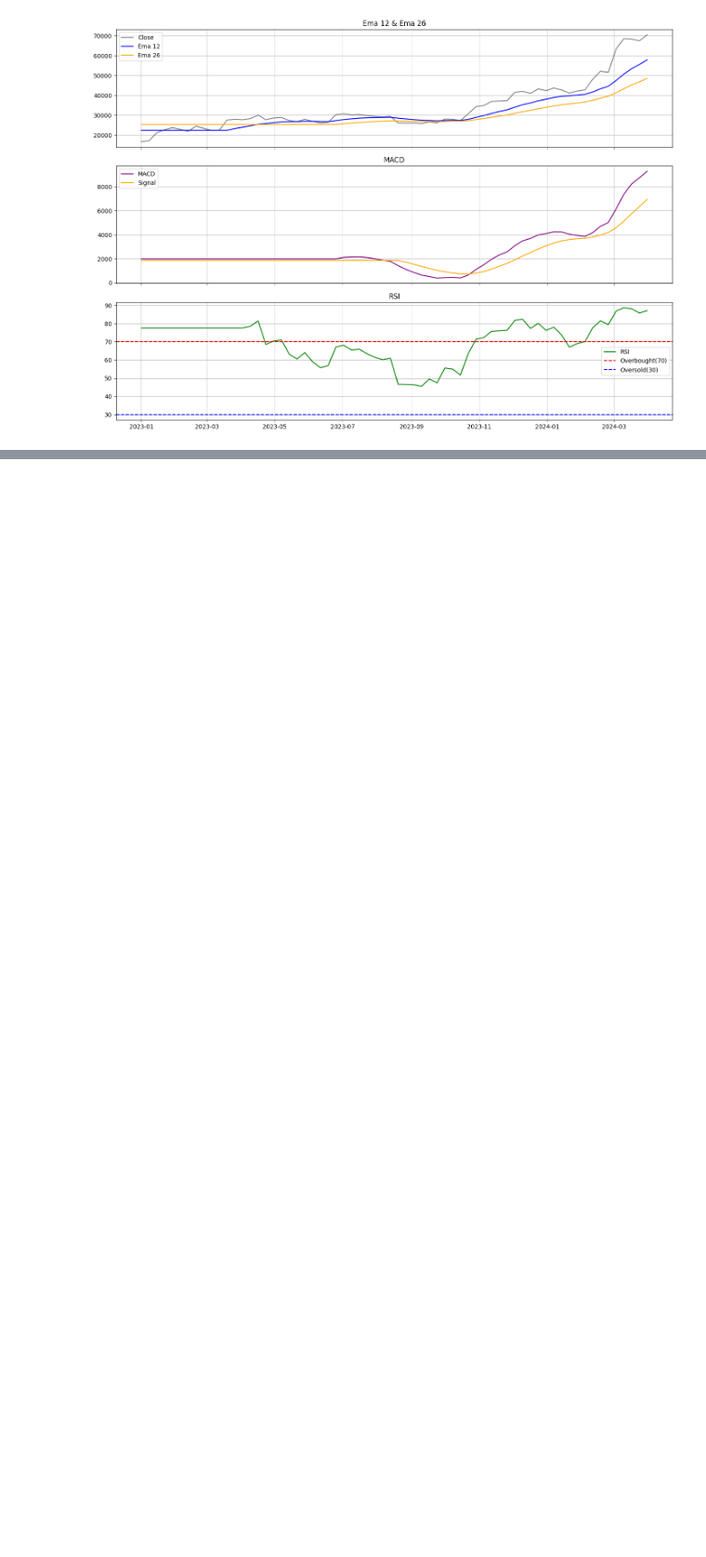
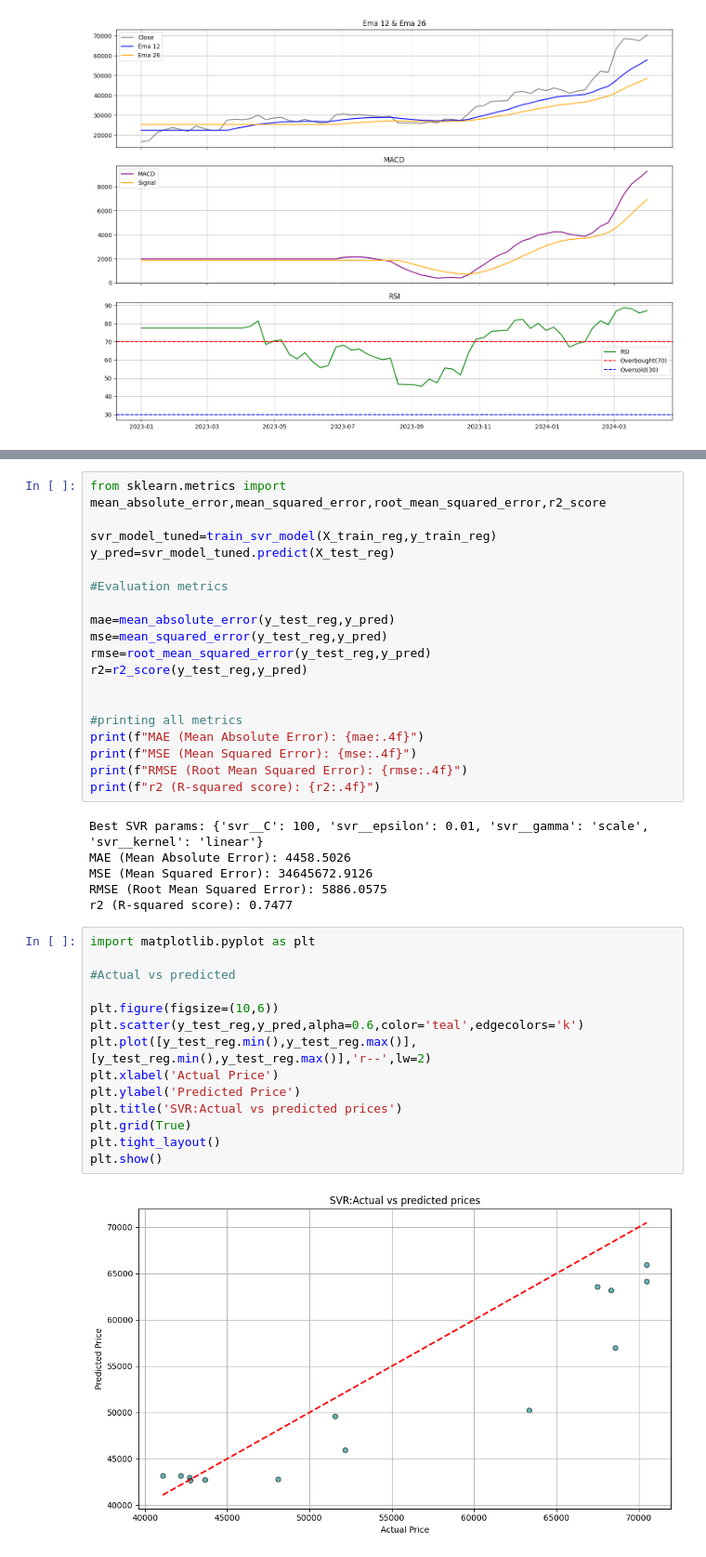
Before and after one commit to bobhampton/ML_Stock_Bot_with_Alpaca, a Jupyter notebook: Lorraine-SVM.ipynb, the cells around one changed output, grey strips where cells are left out. Shown at 93% size. Drawn from its saved outputs; the diff is of its cells as text; blank space fills up the shorter version.

```diff
--- a/Lorraine-SVM.ipynb
+++ b/Lorraine-SVM.ipynb
@@ -293,0 +398,41 @@ plot_indicators(btc)
+# %%
+from sklearn.metrics import mean_absolute_error,mean_squared_error,root_mean_squared_error,r2_score
+
+svr_model_tuned=train_svr_model(X_train_reg,y_train_reg)
+y_pred=svr_model_tuned.predict(X_test_reg)
+
+#Evaluation metrics
+
+mae=mean_absolute_error(y_test_reg,y_pred)
+mse=mean_squared_error(y_test_reg,y_pred)
+rmse=root_mean_squared_error(y_test_reg,y_pred)
+r2=r2_score(y_test_reg,y_pred)
+
+
+#printing all metrics
+print(f"MAE (Mean Absolute Error): {mae:.4f}")
+print(f"MSE (Mean Squared Error): {mse:.4f}")
+print(f"RMSE (Root Mean Squared Error): {rmse:.4f}")
+print(f"r2 (R-squared score): {r2:.4f}")
+# %% [output]
+Best SVR params: {'svr__C': 100, 'svr__epsilon': 0.01, 'svr__gamma': 'scale', 'svr__kernel': 'linear'}
+MAE (Mean Absolute Error): 4458.5026
+MSE (Mean Squared Error): 34645672.9126
+RMSE (Root Mean Squared Error): 5886.0575
+r2 (R-squared score): 0.7477
+# %%
+import matplotlib.pyplot as plt
+
+#Actual vs predicted
+
+plt.figure(figsize=(10,6))
+plt.scatter(y_test_reg,y_pred,alpha=0.6,color='teal',edgecolors='k')
+plt.plot([y_test_reg.min(),y_test_reg.max()],[y_test_reg.min(),y_test_reg.max()],'r--',lw=2)
+plt.xlabel('Actual Price')
+plt.ylabel('Predicted Price')
+plt.title('SVR:Actual vs predicted prices')
+plt.grid(True)
+plt.tight_layout()
+plt.show()
+# %% [output]
+[figure, added]
```
Also changed, not shown: parts of 6 cells of this notebook.
